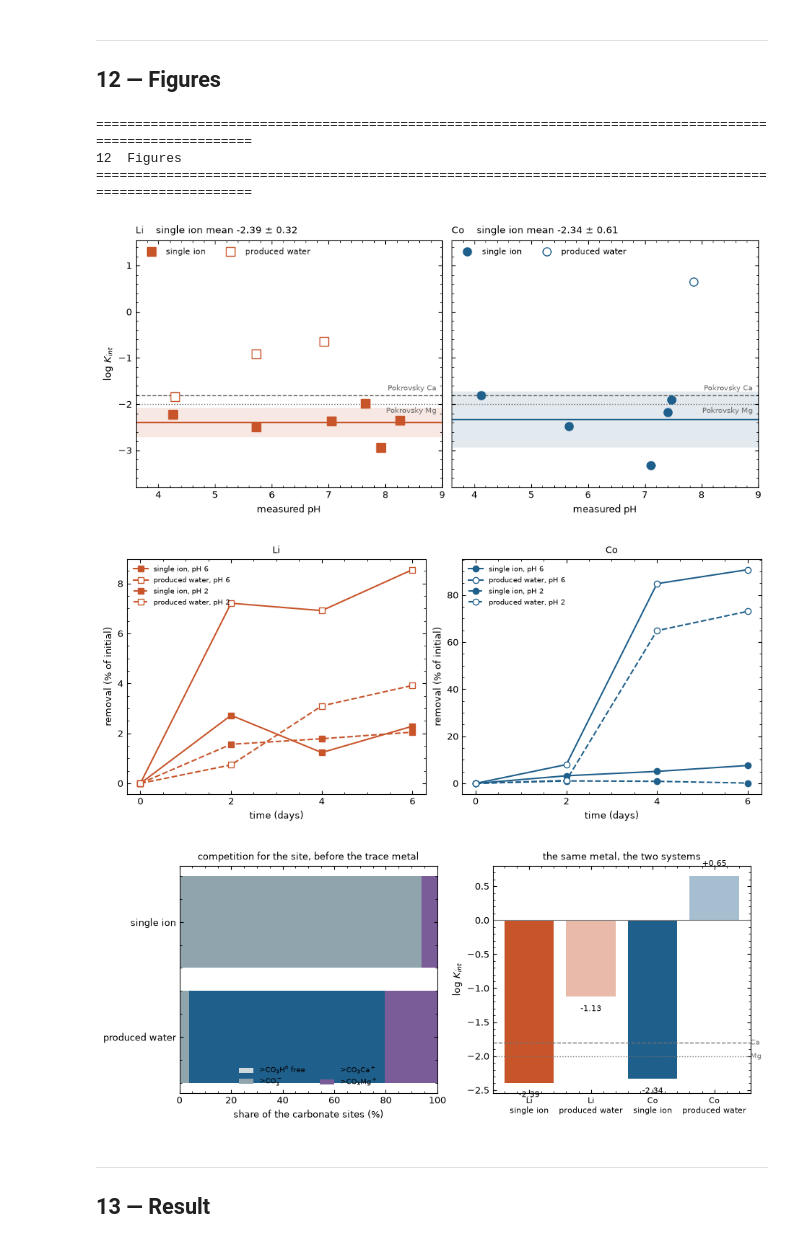
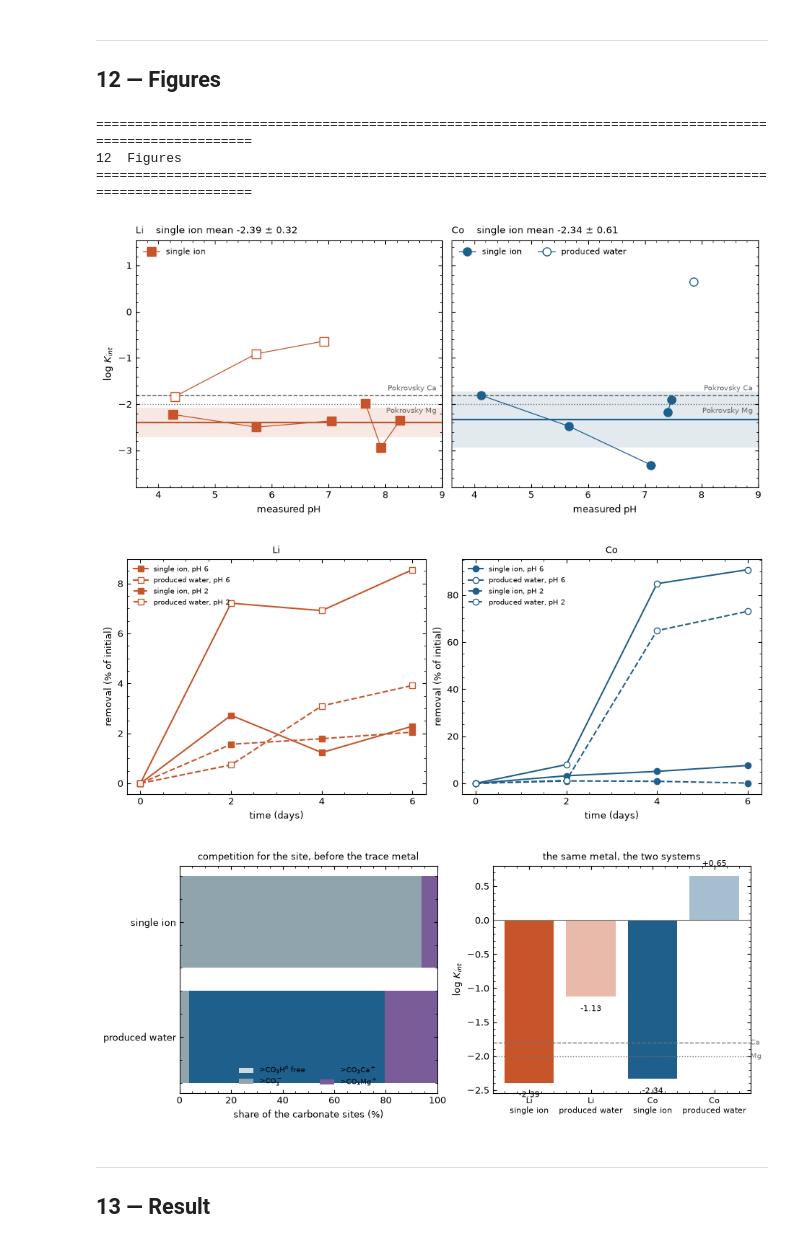
Before and after one commit to Marwa-2024/CCM-to-determine-Log-K-, a Jupyter notebook: LogK_LiCo_singleion_and_PW.ipynb, the cells around one changed output. Cells and saved outputs as stored; diff of their text form; code cells hidden in the pictures.

```diff
--- a/LogK_LiCo_singleion_and_PW.ipynb
+++ b/LogK_LiCo_singleion_and_PW.ipynb
@@ -942,8 +942,8 @@ for i, sysname in enumerate(["single ion", "produced water"]):
             t, pred, day, meas = profile(m, sysname, batch, lk)
             top = max(top, float(np.nanmax(meas)), float(np.nanmax(pred)))
             ax.plot(t, pred, ls, color=COL[m], lw=1.6, zorder=2)
-            ax.plot(day, meas, MK[m], color=COL[m], mfc=fc, mec=COL[m], ls="none", ms=7.5,
-                    zorder=3)
+            ax.plot(day, meas, MK[m] + "-", color=COL[m], mfc=fc, mec=COL[m], lw=0.9,
+                    ms=7.5, zorder=3)
             # ring every sampling that yielded no constant, for either reason
             bad = pts[(pts.metal == m) & (pts.system == sysname) & (pts.batch == batch) &
                       pts.logK_int.isna()]
@@ -1043,9 +1043,13 @@ for ax, m in zip(axes, ["Li", "Co"]):
     ax.axhspan(mu - sd, mu + sd, color=COL[m], alpha=0.13, lw=0, zorder=0)
     ax.axhline(mu, color=COL[m], lw=1.6, zorder=2)
     for sysname, fc in [("single ion", COL[m]), ("produced water", "white")]:
-        g = pts[(pts.metal == m) & (pts.system == sysname) & pts.logK_int.notna()]
-        ax.plot(g.pH, g.logK_int, MK[m], color=COL[m], mfc=fc, mec=COL[m], ls="none",
-                ms=8, zorder=3, label=sysname)
+        for bi, b in enumerate(["pH6", "pH2"]):
+            g = (pts[(pts.metal == m) & (pts.system == sysname) & (pts.batch == b)
+                     & pts.logK_int.notna()].sort_values("pH"))
+            if not len(g): continue
+            ax.plot(g.pH, g.logK_int, MK[m] + "-", color=COL[m], mfc=fc, mec=COL[m],
+                    lw=0.9, ms=8, zorder=3,
+                    label=sysname if bi == 0 else None)
     ax.set_xlim(3.6, 9.0); ax.set_ylim(ylo, yhi)
     ax.set_xlabel("measured pH")
     ax.set_title(f"{m}    single ion mean {mu:+.2f} $\\pm$ {sd:.2f}", fontsize=9.5, loc="left")
@@ -1084,34 +1088,34 @@ for key, lab, c in [("free", ">CO$_3$H$^0$ free", "#cfd8dc"), ("dep", ">CO$_3^-$
     left = left + occ[key].values
 ax.set_yticks(y); ax.set_yticklabels(occ.system); ax.invert_yaxis()
 ax.set_xlabel("share of the carbonate sites (%)"); ax.set_xlim(0, 100)
 ax.legend(ncol=2, fontsize=7.2, loc="lower center")
 ax.set_title("competition for the site, before the trace metal", fontsize=9)
 
 ax = axes[1]
 lab, val, colr = [], [], []
 for m in ["Li", "Co"]:
     for sysname, alpha in [("single ion", 1.0), ("produced water", 0.40)]:
         r = summ[(summ.metal == m) & (summ.system == sysname)].iloc[0]
         lab.append(f"{m}\n{sysname}"); val.append(r.logK_int)
         colr.append(tuple(list(plt.matplotlib.colors.to_rgb(COL[m])) + [alpha]))
 x = np.arange(4)
 ax.bar(x, val, color=colr)
 ax.axhline(LOGK["CO3Ca"], color="0.45", ls="--", lw=1)
 ax.axhline(LOGK["CO3Mg"], color="0.45", ls=":", lw=1)
 ax.text(3.55, LOGK["CO3Ca"], " Ca", fontsize=7.5, color="0.45", va="center")
 ax.text(3.55, LOGK["CO3Mg"], " Mg", fontsize=7.5, color="0.45", va="center")
 ax.set_xticks(x); ax.set_xticklabels(lab, fontsize=7.6)
 ax.set_ylabel("log $K_{int}$"); ax.axhline(0, color="0.5", lw=0.8)
 for xi, v in zip(x, val):
     ax.text(xi, v + (0.12 if v > 0 else -0.12), f"{v:+.2f}", ha="center",
             va="bottom" if v > 0 else "top", fontsize=8)
 ax.set_title("the same metal, the two systems", fontsize=9)
 savefig(fig, "TwoSys_Fig4_why_the_systems_differ")
 # %% [output]
 ==========================================================================================================
 12  Figures
 ==========================================================================================================
-[figure, old version]
+[figure, new version]
 [figure]
 [figure]
 # %% [markdown]
```
Also changed, not shown: parts of 1 cell of this notebook, 13 other files.
